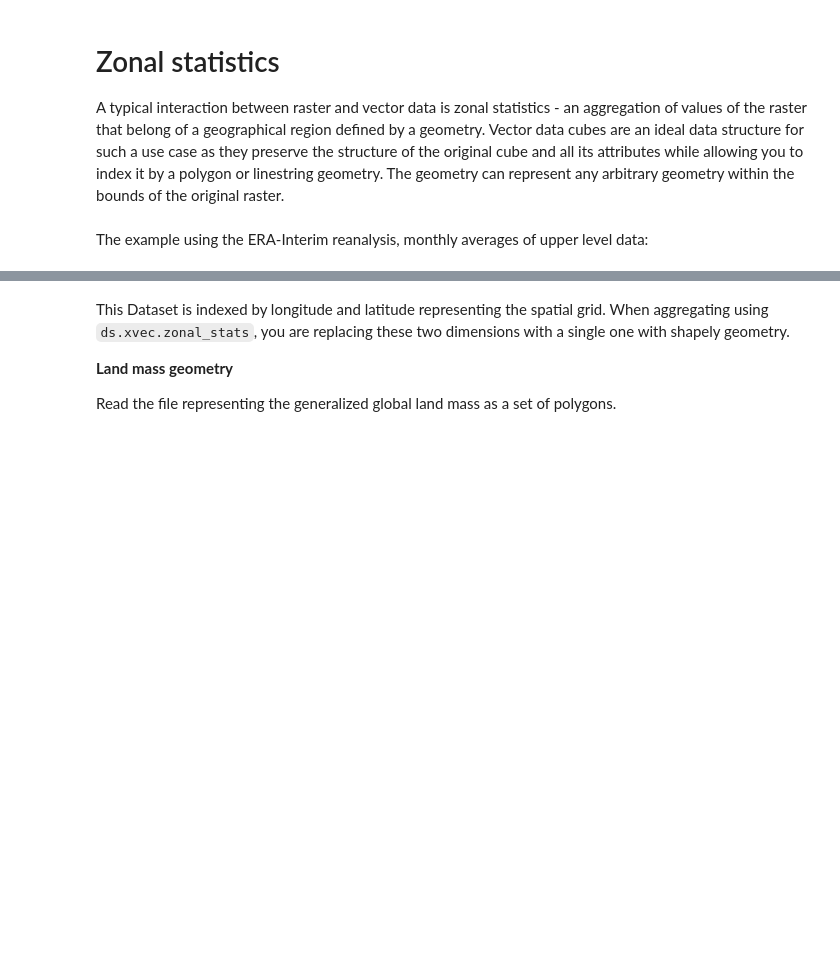
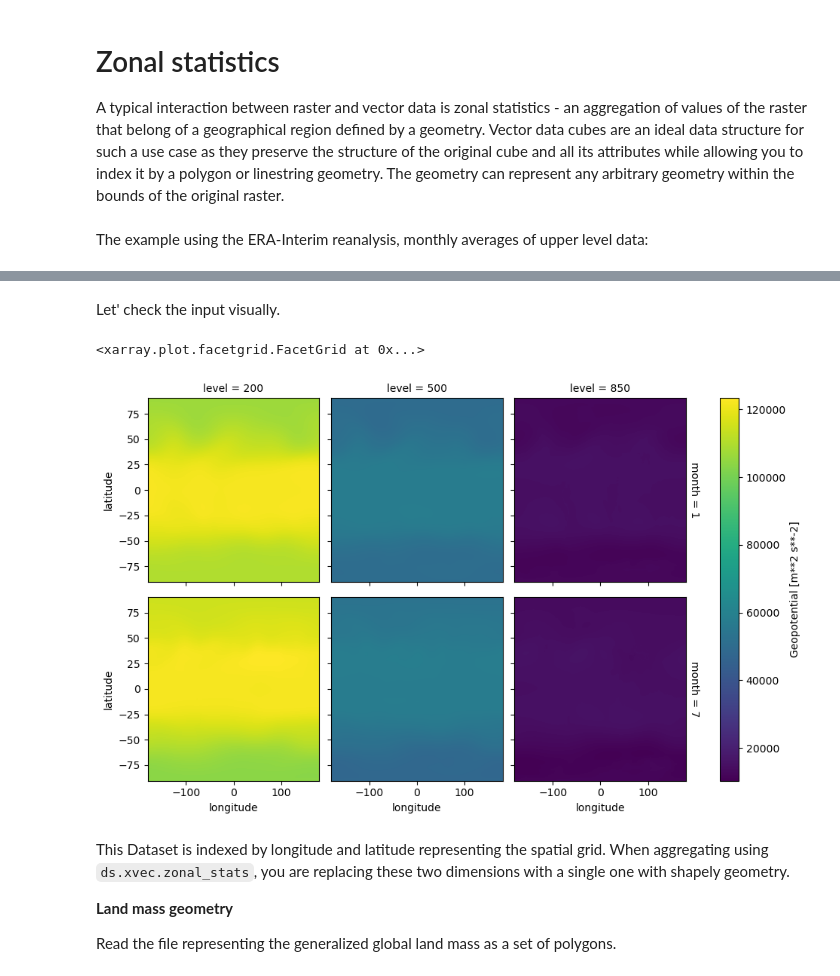
Before and after one commit to xarray-contrib/xvec, a Jupyter notebook: doc/source/zonal_stats.ipynb, the cells around one changed output, grey strips where cells are left out. Saved outputs shown, nothing was run; the diff lists cells and outputs as text; code cells hidden in the pictures; blank space fills up the shorter version.

```diff
--- a/doc/source/zonal_stats.ipynb
+++ b/doc/source/zonal_stats.ipynb
@@ -30,6 +31,13 @@ Data variables:
 Attributes:
     Conventions:  CF-1.0
     Info:         Monthly ERA-Interim data. Downloaded and edited by fabien.m...
+# %% [markdown]
+Let' check the input visually.
+# %%
+ds.z.plot(row='month', col='level')
+# %% [output]
+<xarray.plot.facetgrid.FacetGrid at 0x...>
+[figure, added]
 # %% [markdown]
 This Dataset is indexed by longitude and latitude representing the spatial grid. When aggregating using ``ds.xvec.zonal_stats``, you are replacing these two dimensions with a single one with shapely geometry.
 
```
Also changed, not shown: parts of 12 cells of this notebook, 33 other files.
